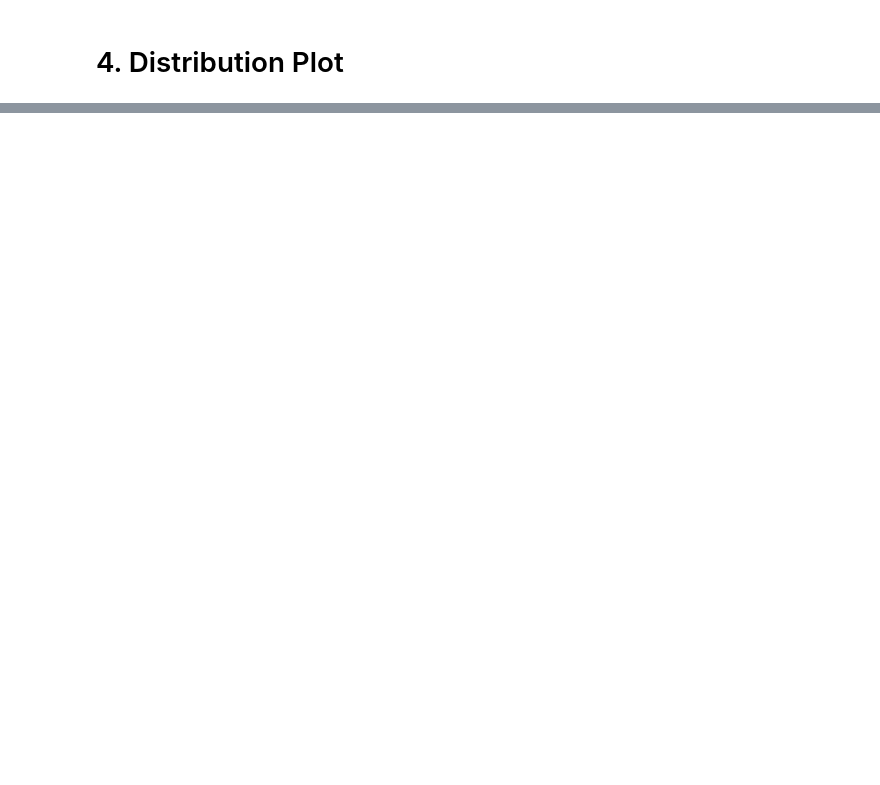
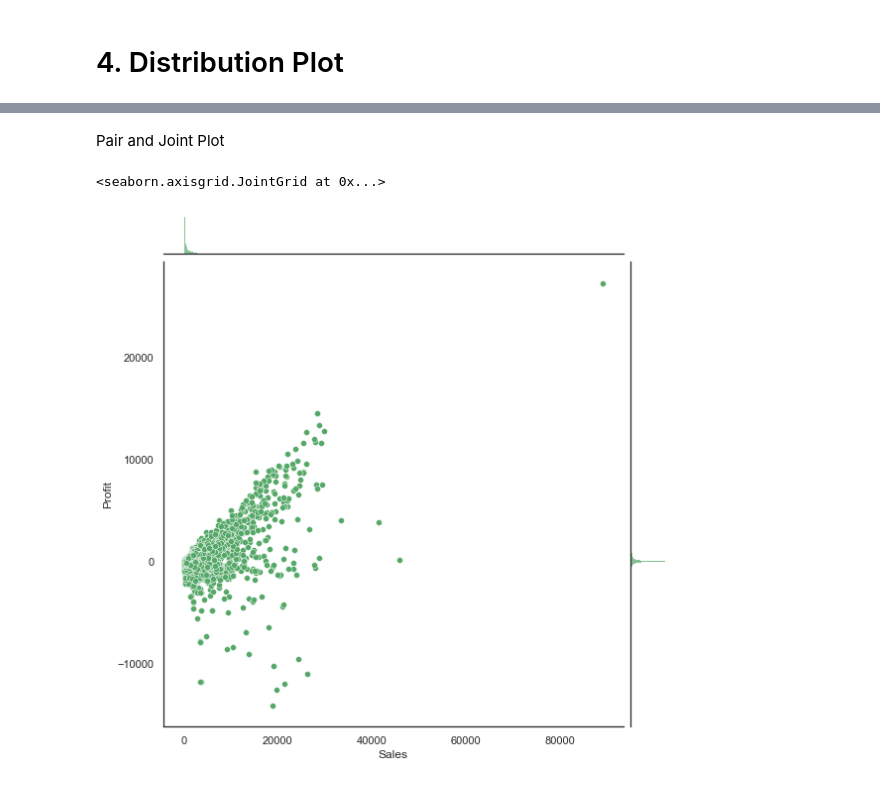
Before and after one commit to Rasel-25/Python, a Jupyter notebook: Seaborn/seaborn.ipynb, the cells around one changed output, grey strips where cells are left out. Drawn from its saved outputs; the diff is of its cells as text; code cells hidden in the pictures; blank space fills up the shorter version.

```diff
--- a/Seaborn/seaborn.ipynb
+++ b/Seaborn/seaborn.ipynb
@@ -348,2 +195,9 @@ array([0.47439988, 0.63158761, 0.11394054, 1.34808155, 0.4654719 ,
+# %% [markdown]
+ Pair and Joint Plot
+# %%
+sns.jointplot('Sales','Profit',data=sales, color='g', height=8, ratio=10)
+# %% [output]
+<seaborn.axisgrid.JointGrid at 0x...>
+[figure, added]
 # %%
 a.shape
```
Also changed, not shown: parts of 60 cells of this notebook.
